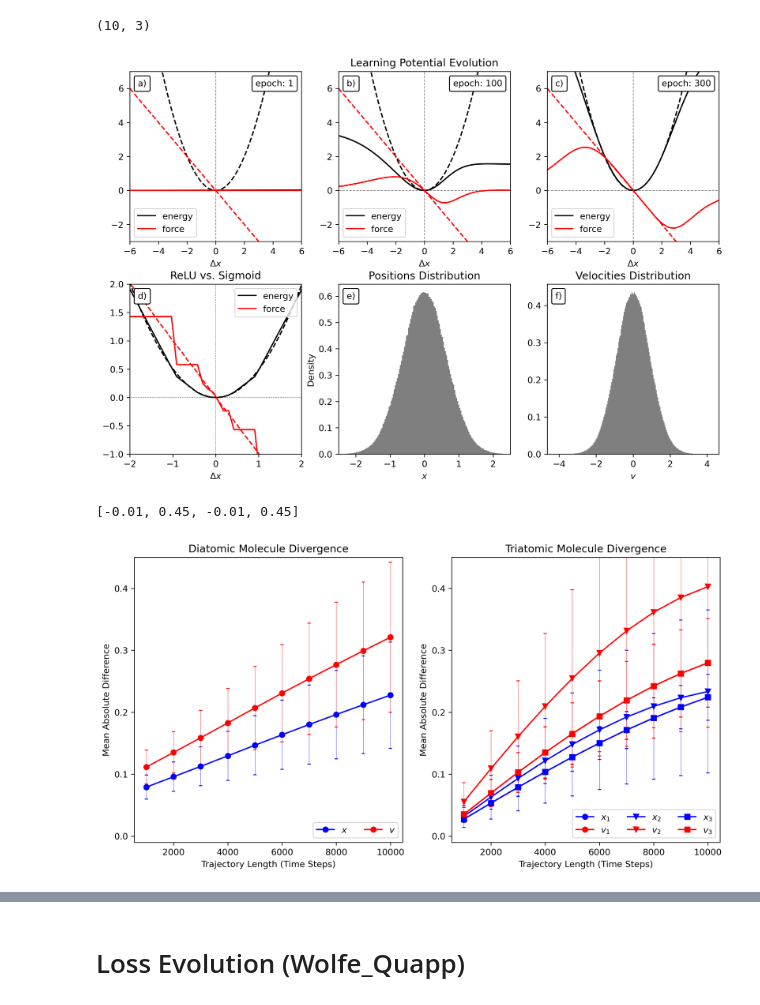
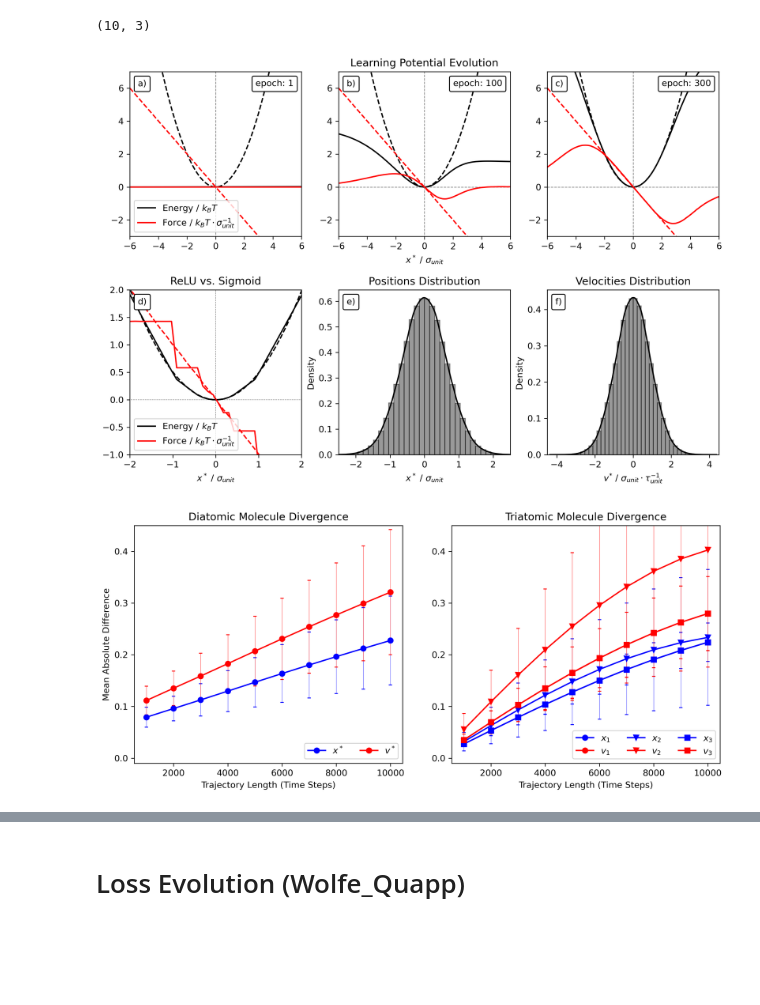
Before and after one commit to jakublala/md-neural-ode, a Jupyter notebook: plotting.ipynb, the cells around one changed output, grey strips where cells are left out. Saved outputs shown, nothing was run; the diff lists cells and outputs as text; code cells hidden in the pictures; blank space fills up the shorter version.

Commit message:
final figures

```diff
--- a/plotting.ipynb
+++ b/plotting.ipynb
@@ -1864,6 +1887,7 @@ print(means_x_tri.shape)
 (10, 3)
 # %%
 from matplotlib.offsetbox import AnchoredText
+import seaborn as sns
 
 fig = plt.figure(figsize=(12,8), dpi=300)
 axs = [0 for i in range(6)]
@@ -1877,30 +1901,29 @@ double_width_delta = (width - 2 * double_width) // 2
 
 gs = GridSpec(height, width, figure=fig)
 
-axs[0] = fig.add_subplot(gs[:160, :triple_width])
-axs[1] = fig.add_subplot(gs[:160, (triple_width + 2* triple_width_delta):(2*triple_width + 2*triple_width_delta)])
-axs[2] = fig.add_subplot(gs[:160, (2*triple_width + 4*triple_width_delta):])
+axs[0] = fig.add_subplot(gs[:155, :triple_width])
+axs[1] = fig.add_subplot(gs[:155, (triple_width + 2* triple_width_delta):(2*triple_width + 2*triple_width_delta)])
+axs[2] = fig.add_subplot(gs[:155, (2*triple_width + 4*triple_width_delta):])
 
 
-axs[3] = fig.add_subplot(gs[200:, :triple_width])
-axs[4] = fig.add_subplot(gs[200:, (triple_width + 2* triple_width_delta):(2*triple_width + 2*triple_width_delta)])
-axs[5] = fig.add_subplot(gs[200:, (2*triple_width + 4*triple_width_delta):])
+axs[3] = fig.add_subplot(gs[205:, :triple_width])
+axs[4] = fig.add_subplot(gs[205:, (triple_width + 2* triple_width_delta):(2*triple_width + 2*triple_width_delta)])
+axs[5] = fig.add_subplot(gs[205:, (2*triple_width + 4*triple_width_delta):])
 
 
+axs[1].set_xlabel('$x^*$ / $\sigma_{unit}$')
 epochs = [1, 100, 300]
 for i in range(3):
     axs[i].plot([-6, 6], [0, 0], 'k--', alpha=0.5, linewidth=0.75)
     axs[i].plot([0, 0], [-20, 20], 'k--', alpha=0.5, linewidth=0.75)
 
 
-    axs[i].plot(x.numpy(), Vs[i].numpy(), 'k', label='energy')
+    axs[i].plot(x.numpy(), Vs[i].numpy(), 'k', label='Energy / $k_BT$')
     axs[i].plot(x.numpy(), 0.5 * 1 * x.numpy()**2, 'k--')
 
-    axs[i].plot(x.numpy(), Fs[i].numpy(), 'r', label='force')
+    axs[i].plot(x.numpy(), Fs[i].numpy(), 'r', label='Force / $k_BT \cdot \sigma_{unit}^{-1}$')
     axs[i].plot(x.numpy(), - 1 * x.numpy(), 'r--')
 
-    axs[i].legend()
-    axs[i].set_xlabel('$\Delta x $')
 
     at = AnchoredText(
         f'epoch: {epochs[i]}', prop=dict(size=10), frameon=True, loc='upper right')
@@ -1909,35 +1932,39 @@ for i in range(3):
 
 axs[1].set_title('Learning Potential Evolution')
 plt.setp((axs[0], axs[1], axs[2]), ylim=(-3, 7), xlim=(-6, 6))
+axs[0].legend(loc='lower left')
 
 
-
-axs[3].plot(x.numpy(), V_relu.numpy(), 'k', label='energy')
+axs[3].plot(x.numpy(), V_relu.numpy(), 'k', label='Energy / $k_BT$')
 axs[3].plot(x.numpy(), V_sigmoid.numpy(), 'k--')
-axs[3].plot(x.numpy(), F_relu.numpy(), 'r', label='force')
+axs[3].plot(x.numpy(), F_relu.numpy(), 'r', label='Force / $k_BT \cdot \sigma_{unit}^{-1}$')
 axs[3].plot(x.numpy(), F_sigmoid.numpy(), 'r--')
-axs[3].legend(loc='upper right')
+axs[3].legend(loc='lower left')
 axs[3].set_title('ReLU vs. Sigmoid')
 axs[3].set_xlim(-2, 2)
 axs[3].set_ylim(-1, 2)
 axs[3].plot([-6, 6], [0, 0], 'k--', alpha=0.5, linewidth=0.5)
 axs[3].plot([0, 0], [-20, 20], 'k--', alpha=0.5, linewidth=0.5)
-axs[3].set_xlabel('$\Delta x$')
+axs[3].set_xlabel('$x^*$ / $\sigma_{unit}$')
 
 
 
 a = np.load(f'dataset/spring.npy')
 pos = a[:, :, 1].reshape(-1, 1)
-axs[4].hist(pos, density=True, bins=200, color='black', alpha=0.5)
+sns.distplot(ax=axs[4], a=pos, bins=40, color='black',
+             hist_kws={"edgecolor": 'black'})
 axs[4].set_xlim(-2.5, 2.5)
 axs[4].set_title('Positions Distribution')
-axs[4].set_xlabel('$x$')
+axs[4].set_xlabel('$x^*$ / $\sigma_{unit}$')
 axs[4].set_ylabel('Density')
 
 vel = a[:, :, 0].reshape(-1, 1)
-axs[5].hist(vel, density=True, bins=200, color='black', alpha=0.5)
+sns.distplot(ax=axs[5], a=vel, bins=40, color='black',
+             hist_kws={"edgecolor": 'black'})
+axs[5].set_xlim(-4.5, 4.5)
 axs[5].set_title('Velocities Distribution')
-axs[5].set_xlabel('$v$')
+axs[5].set_xlabel(r"$v^{*}$ / $\sigma_{unit} \cdot \tau_{unit}^{-1}$")
+
 
 labels = ['a)', 'b)', 'c)', 'd)', 'e)', 'f)', 'g)', 'h)', 'i)', 'j)', 'k)']
 # labels = ['a)', 'b)', 'c)', 'd)', 'e)', 'a)', 'b)', 'c)', 'd)', 'e)', 'f)']
@@ -1950,9 +1977,9 @@ for i, ax in enumerate(axs):
 plt.savefig('figures/shm1.png')
 plt.show()
 # %% [output]
-[figure, old version]
+[figure, new version]
 # %%
-fig = plt.figure(figsize=(12,6), dpi=300)
+fig = plt.figure(figsize=(12,5), dpi=300)
 axs = [0 for i in range(2)]
 width = 480
 height = 240
@@ -1972,39 +1999,38 @@ axs[1] = fig.add_subplot(gs[:, (double_width + 2*double_width_delta):])
 
 axs[0].errorbar(traj_lengths, means_x, stds_x, elinewidth=0.3, capsize=2, fmt='b', ls='none')
 axs[0].errorbar(traj_lengths, means_v, stds_v, elinewidth=0.3, capsize=2, fmt='r', ls='none')
-axs[0].plot(traj_lengths, means_x, 'bo-', label='$x$')
-axs[0].plot(traj_lengths, means_v, 'ro-', label='$v$')
+axs[0].plot(traj_lengths, means_x, 'bo-', label='$x^*$')
+axs[0].plot(traj_lengths, means_v, 'ro-', label='$v^*$')
 axs[0].set_xlabel('Trajectory Length (Time Steps)')
 axs[0].set_ylabel('Mean Absolute Difference')
 axs[0].legend(loc='lower right', ncol=2)
 axs[0].set_title('Diatomic Molecule Divergence')
 
 axs[1].errorbar(traj_lengths, means_x_tri[:, 0], stds_x_tri[:, 0], elinewidth=0.3, capsize=2, fmt='b', ls='none')
 axs[1].errorbar(traj_lengths, means_x_tri[:, 1], stds_x_tri[:, 1], elinewidth=0.3, capsize=2, fmt='b', ls='none')
 axs[1].errorbar(traj_lengths, means_x_tri[:, 2], stds_x_tri[:, 2], elinewidth=0.3, capsize=2, fmt='b', ls='none')
 
 axs[1].errorbar(traj_lengths, means_v_tri[:, 0], stds_v_tri[:, 0], elinewidth=0.3, capsize=2, fmt='r', ls='none')
 axs[1].errorbar(traj_lengths, means_v_tri[:, 1], stds_v_tri[:, 1], elinewidth=0.3, capsize=2, fmt='r', ls='none')
 axs[1].errorbar(traj_lengths, means_v_tri[:, 2], stds_v_tri[:, 2], elinewidth=0.3, capsize=2, fmt='r', ls='none')
 axs[1].plot(traj_lengths,  means_x_tri[:, 0], 'bo-', label='$x_1$')
 axs[1].plot(traj_lengths,  means_v_tri[:, 0], 'ro-', label='$v_1$')
 axs[1].plot(traj_lengths,  means_x_tri[:, 1], 'bv-', label='$x_2$')
 axs[1].plot(traj_lengths,  means_v_tri[:, 1], 'rv-', label='$v_2$')
 axs[1].plot(traj_lengths,  means_x_tri[:, 2], 'bs-', label='$x_3$')
 axs[1].plot(traj_lengths,  means_v_tri[:, 2], 'rs-', label='$v_3$')
 
 
 axs[1].set_xlabel('Trajectory Length (Time Steps)')
-axs[1].set_ylabel('Mean Absolute Difference')
 axs[1].legend(loc='lower right', ncol=3)
 axs[1].set_title('Triatomic Molecule Divergence')
 
 
 
 plt.setp((axs[0], axs[1]), ylim=(-0.01, 0.45))
+plt.savefig('figures/shm2.png')
 # %% [output]
-[-0.01, 0.45, -0.01, 0.45]
-[figure, old version]
+[figure, new version]
 # %%
 from matplotlib.offsetbox import AnchoredText
 
```
Also changed, not shown: parts of 6 cells of this notebook, 12 other files.
